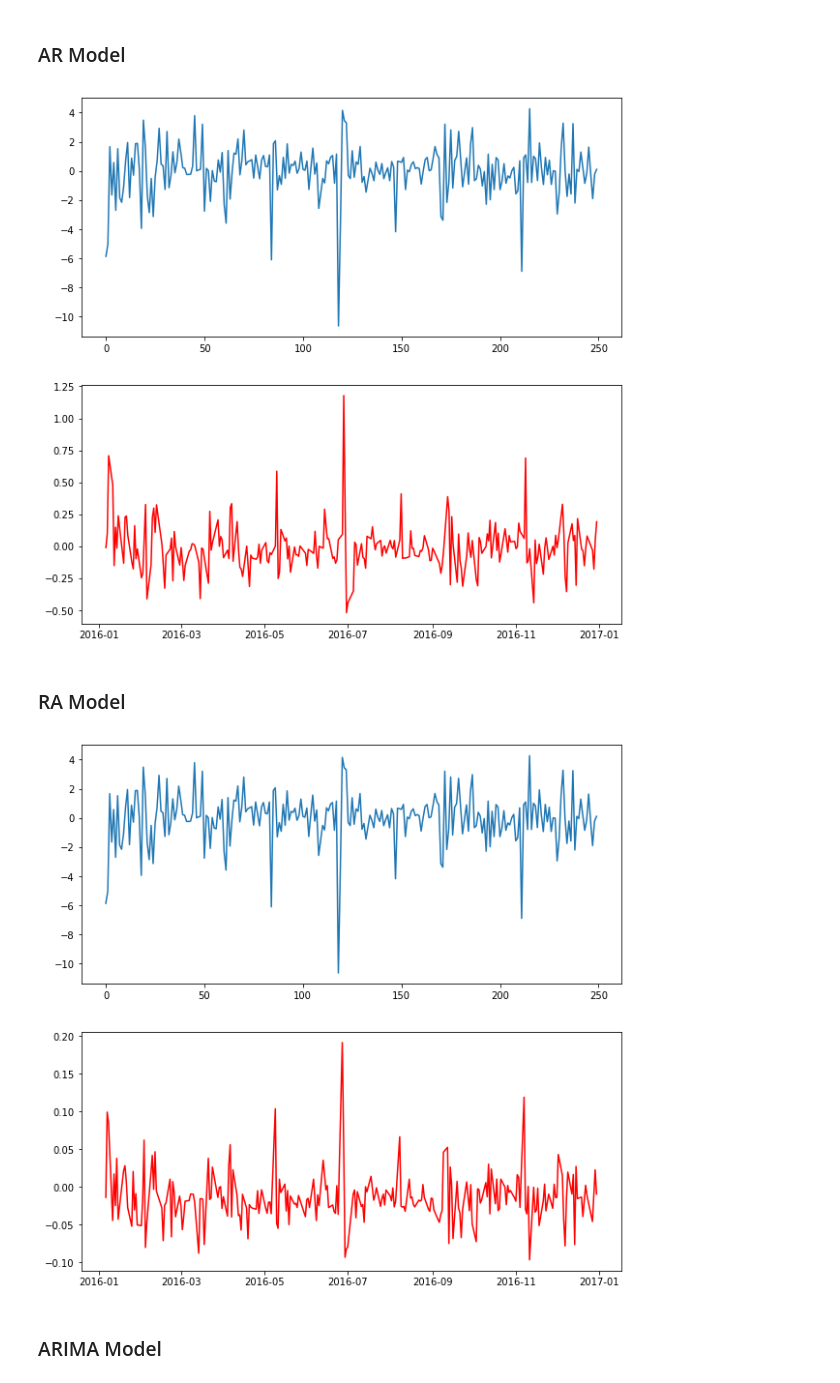
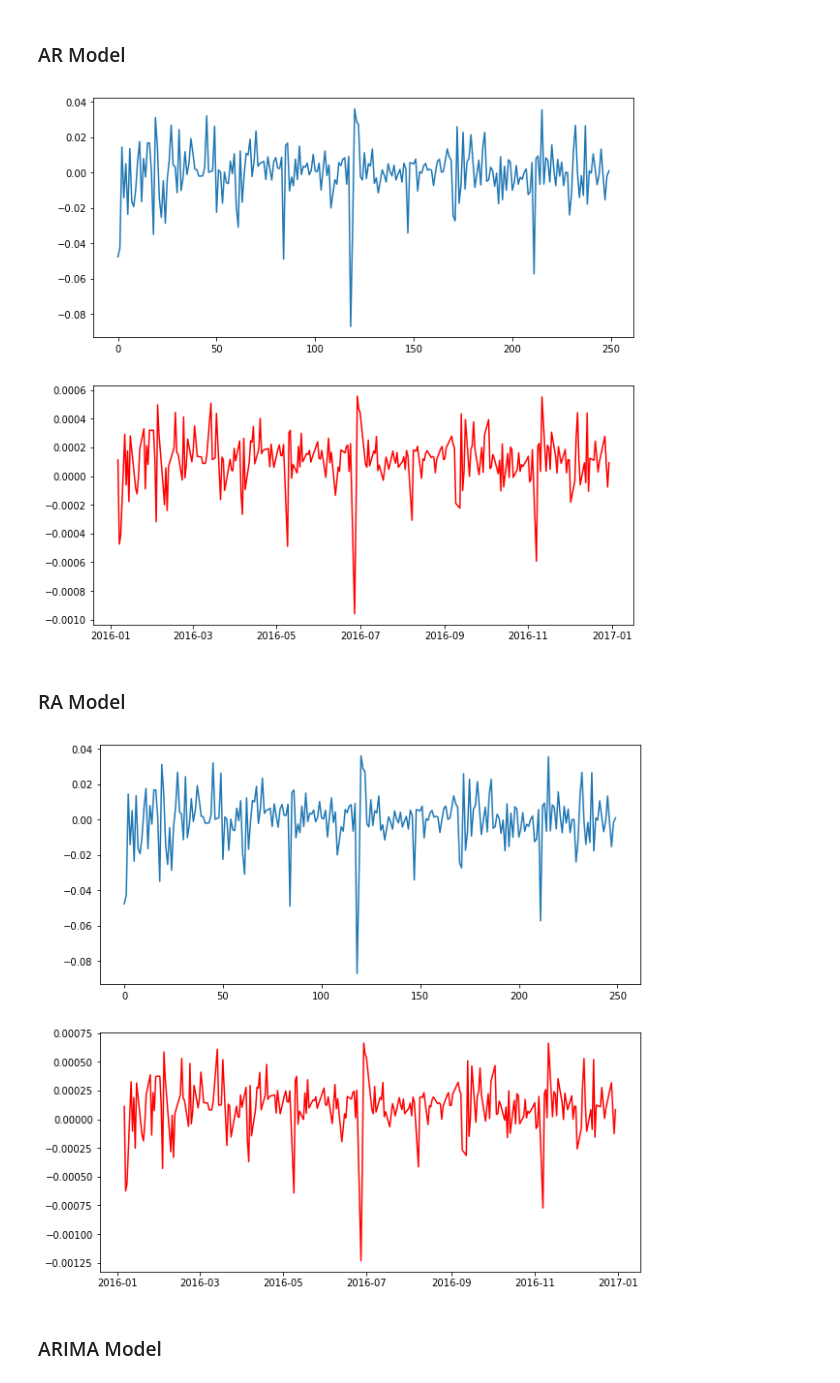
Before and after one commit to garg-sparsh/Stock-Price-Prediction, a Jupyter notebook: Time_Series_Forecasting_for_stock.ipynb, the cells around one changed output. Saved outputs shown, nothing was run; the diff lists cells and outputs as text; code cells hidden in the pictures.

```diff
--- a/Time_Series_Forecasting_for_stock.ipynb
+++ b/Time_Series_Forecasting_for_stock.ipynb
@@ -165,7 +186,8 @@ There are two ways to convert the non stationary time-series to stationary time
 # %%
-#Lets check with differencing and check the stationary using above approach
-first_diff = np.diff(data_open)
+#Lets check with level-1 differencing and check the stationary using above approach
+first_diff = data_open-data_open.shift()
 plt.plot(first_diff, color = 'blue')
+first_diff.dropna(inplace=True) #dropping nan values
 statistics_check(first_diff)
 dickey_Fuller(first_diff)
 # %% [output]
@@ -227,29 +253,29 @@ data_acf_2 = plot_pacf(first_diff, lags = 30)
 # %% [markdown]
 ### AR Model
 # %%
-model = ARIMA(data_open, order=(2, 1, 0))
+model = ARIMA(np.log(data_open), order=(1, 1, 0))
 results_AR = model.fit(disp=-1)
 f = plt.figure(figsize=(10,10))
 plt.subplot(2, 1, 1)
 plt.plot(first_diff, label = 'original')
 plt.subplot(2, 1, 2)
-plt.plot(results_AR.fittedvalues, color='red', label = 'predicted')
+plt.plot(-(results_AR.fittedvalues), color='red', label = 'predicted')
 plt.show()
 # %% [output]
-[figure, old version]
+[figure, new version]
 # %% [markdown]
 ### RA Model
 # %%
-model = ARIMA(data_open, order=(0, 1, 1))
+model = ARIMA(np.log(data_open), order=(0, 1, 1))
 results_AR = model.fit(disp=-1)
 f = plt.figure(figsize=(10,10))
 plt.subplot(2, 1, 1)
 plt.plot(first_diff, label = 'original')
 plt.subplot(2, 1, 2)
-plt.plot(results_AR.fittedvalues, color='red', label = 'predicted')
+plt.plot(-(results_AR.fittedvalues), color='red', label = 'predicted')
 plt.show()
 # %% [output]
-[figure, old version]
+[figure, new version]
 # %% [markdown]
 ### ARIMA Model
 # %%
```
Also changed, not shown: parts of 14 cells of this notebook.
